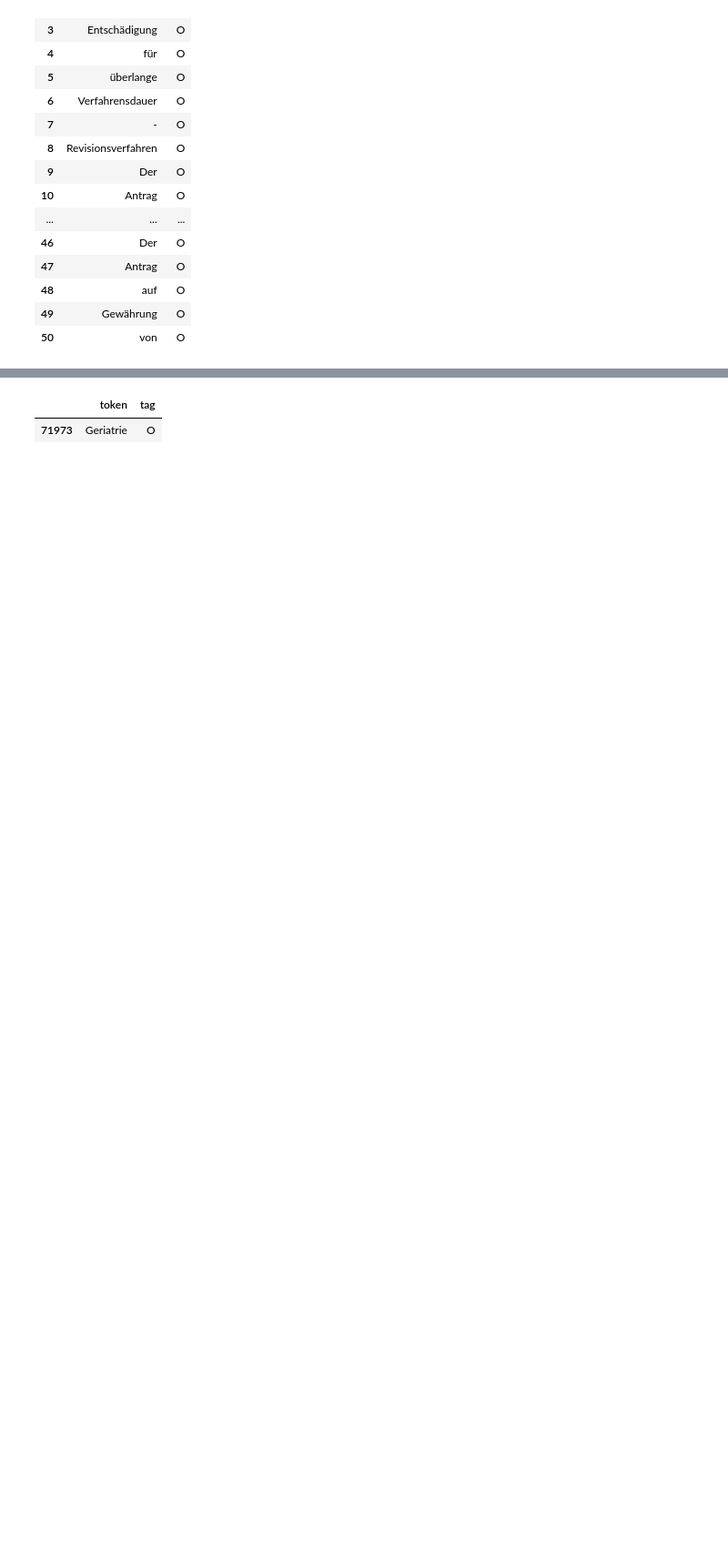
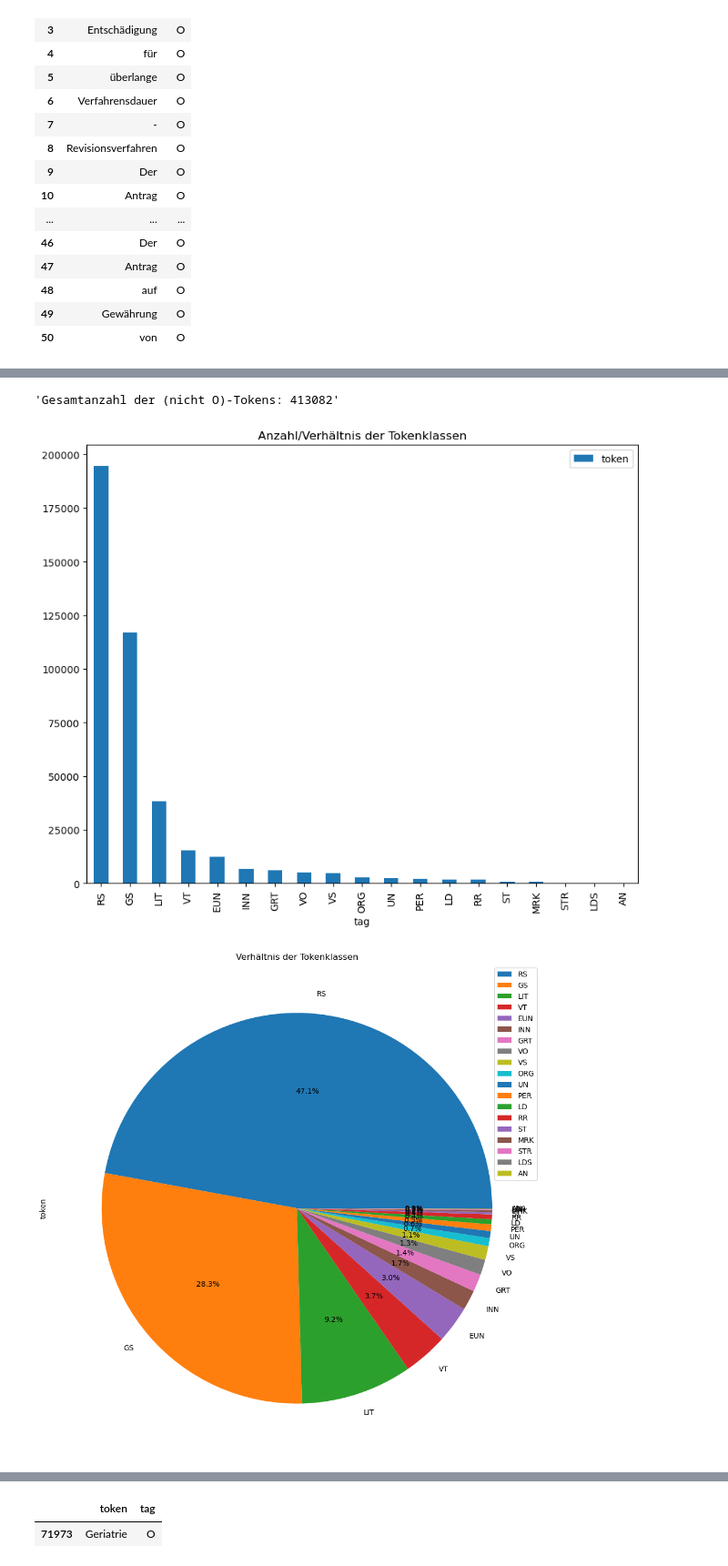
Before and after one commit to stefankrueger/flairPlayground, a Jupyter notebook: notebooks/ler_data_analysis.ipynb, the cells around one changed output, grey strips where cells are left out. Shown: that part at 91% size. Saved outputs shown, nothing was run; the diff lists cells and outputs as text; code cells hidden in the pictures; blank space fills up the shorter version.

```diff
--- a/notebooks/ler_data_analysis.ipynb
+++ b/notebooks/ler_data_analysis.ipynb
@@ -44,0 +128,11 @@ df.head(50)
+# %%
+tokenSum = tags['token'].sum()
+"{}{}".format("Gesamtanzahl der (nicht O)-Tokens: ", tokenSum)
+# %% [output]
+'Gesamtanzahl der (nicht O)-Tokens: 413082'
+# %%
+plot1 = tags.plot.bar(y='token', title='Anzahl/Verhältnis der Tokenklassen', figsize=(10,8))
+plot2 = tags.plot.pie(y='token', title='Verhältnis der Tokenklassen', autopct='%1.1f%%', figsize=(14,12))
+# %% [output]
+[figure, added]
+[figure, added]
```
Also changed, not shown: parts of 20 cells of this notebook.
